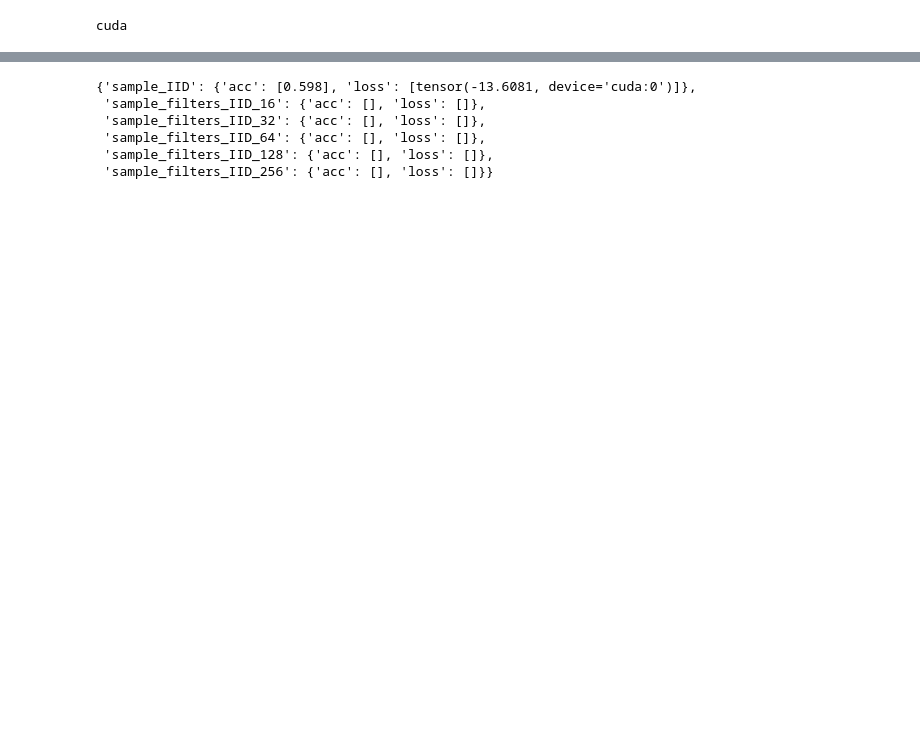
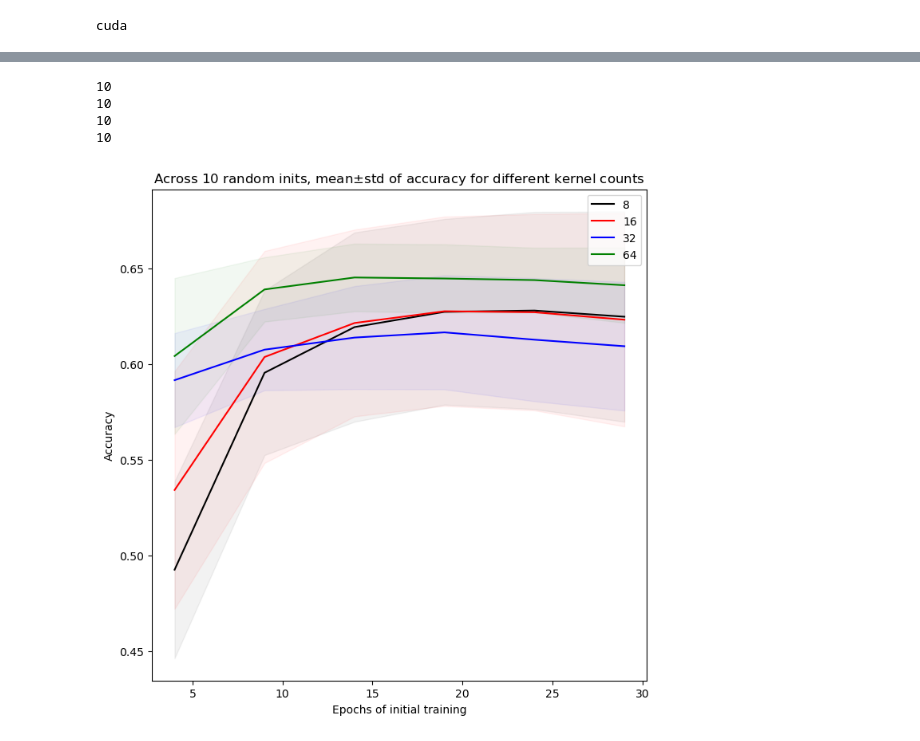
Before and after one commit to manleyroberts/filter-generation, a Jupyter notebook: baselines/baselines.ipynb, the cells around one changed output, grey strips where cells are left out. Cells and saved outputs as stored; diff of their text form; code cells hidden in the pictures; blank space fills up the shorter version.

```diff
--- a/baselines/baselines.ipynb
+++ b/baselines/baselines.ipynb
@@ -46,7 +46,7 @@ for count in baseline_sample_counts:
     baseline_performances[f'sample_filters_IID_{count}']['acc'] = []
     baseline_performances[f'sample_filters_IID_{count}']['loss'] = []
 
-uuids = os.listdir('../../filters')
+
 
 
 batch_size = 64
@@ -190,9 +182,24 @@ KeyboardInterrupt:
-# %%
-baseline_performances
-# %% [output]
-{'sample_IID': {'acc': [0.598], 'loss': [tensor(-13.6081, device='cuda:0')]},
- 'sample_filters_IID_16': {'acc': [], 'loss': []},
- 'sample_filters_IID_32': {'acc': [], 'loss': []},
- 'sample_filters_IID_64': {'acc': [], 'loss': []},
- 'sample_filters_IID_128': {'acc': [], 'loss': []},
- 'sample_filters_IID_256': {'acc': [], 'loss': []}}
+# %%
+import matplotlib.pyplot as plt
+
+plt.figure(figsize=(8,8))
+
+for hidden, color in zip([8,16,32,64],['black','red','blue','green']):
+    epoch_range = list(range(4, 30, 5))
+    accs = np.array([np.mean(baseline_performances[f'{hidden}_{epoch}']['acc']) for epoch in range(4, 30, 5)])
+    stds = np.array([np.std(baseline_performances[f'{hidden}_{epoch}']['acc']) for epoch in range(4, 30, 5)])
+    print(len(baseline_performances[f'{hidden}_{epoch}']['acc']))
+    plt.plot(epoch_range, accs, label=hidden, color=color)
+    plt.fill_between(epoch_range, accs - stds,accs+stds, color = color, alpha=0.05)
+
+plt.legend()
+plt.xlabel('Epochs of initial training')
+plt.ylabel('Accuracy')
+plt.title(r'Across 10 random inits, mean$\pm$std of accuracy for different kernel counts')
+plt.show()
+# %% [output]
+10
+10
+10
+10
+[figure, added]
```
Also changed, not shown: parts of 1 cell of this notebook, 3 other files.
